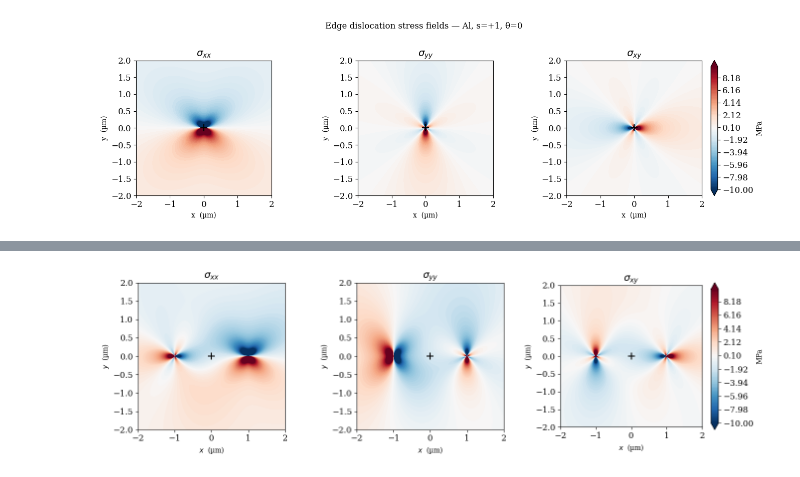
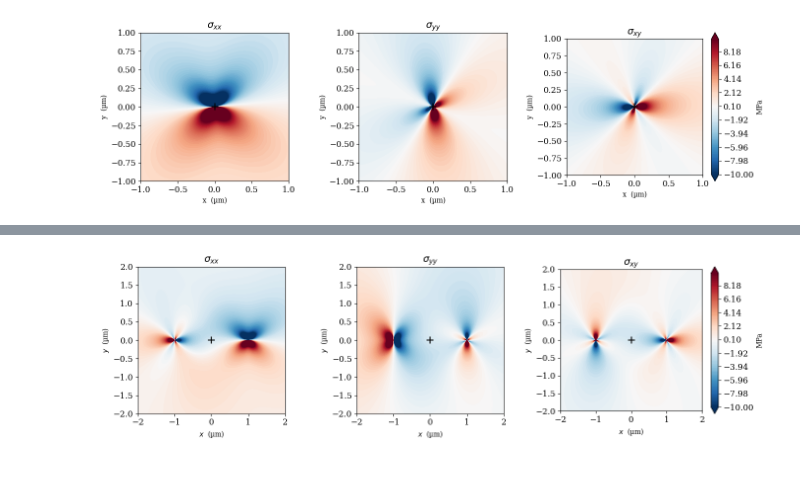
Before and after one commit to Luca-R27/PhDcourse_2026_CompMatMod, a Jupyter notebook: DDP/DDP.ipynb, the cells around one changed output, grey strips where cells are left out. Saved outputs shown, nothing was run; the diff lists cells and outputs as text; code cells hidden in the pictures.

```diff
--- a/DDP/DDP.ipynb
+++ b/DDP/DDP.ipynb
@@ -29,34 +53,39 @@ def dislocation_stress(x, y, θ_j, s, μ=26.0e3, b=2.86e-4, ν=0.345):
 
     return np.array([σxx, σyy, σxy])
 # %%
-L    = 2
+L    = 1
 N    = 401
 vmin, vmax = -10, 10   # MPa
 
 lin  = np.linspace(-L, L, N)
 X, Y = np.meshgrid(lin, lin)
-σ = dislocation_stress(X, Y, 0, 1)
+
+
+# here can change the angle to see the fields rotating
+b_angle = np.pi/12
+sign = 1 # +/- 1
+
+σ = dislocation_stress(X, Y, b_angle, sign)
 
 fig, axes = plt.subplots(1, 3, figsize=(14, 4))
 titles = [r'$\sigma_{xx}$', r'$\sigma_{yy}$', r'$\sigma_{xy}$']
 fields = [σ[0], σ[1], σ[2]]
 
 for ax, field, title in zip(axes, fields, titles):
     cf = ax.contourf(X, Y, field,
                      levels=np.linspace(vmin, vmax, 100),
                      cmap='RdBu_r', vmin=vmin, vmax=vmax,
                      extend='both')
     #fig.colorbar(cf, ax=ax, label='MPa')
     ax.set_title(title, fontsize=14)
     ax.set_xlabel('x  (µm)')
     ax.set_ylabel('y  (µm)')
     ax.set_aspect('equal')
     ax.plot(0, 0, 'k+', markersize=10, markeredgewidth=1.5)
 
 fig.colorbar(cf, ax=axes[-1], label='MPa')
 
-plt.suptitle('Edge dislocation stress fields — Al, s=+1, θ=0', y=1.02)
 plt.tight_layout()
 plt.show()
 # %% [output]
-[figure, old version]
+[figure, new version]
```
Also changed, not shown: parts of 36 cells of this notebook.
